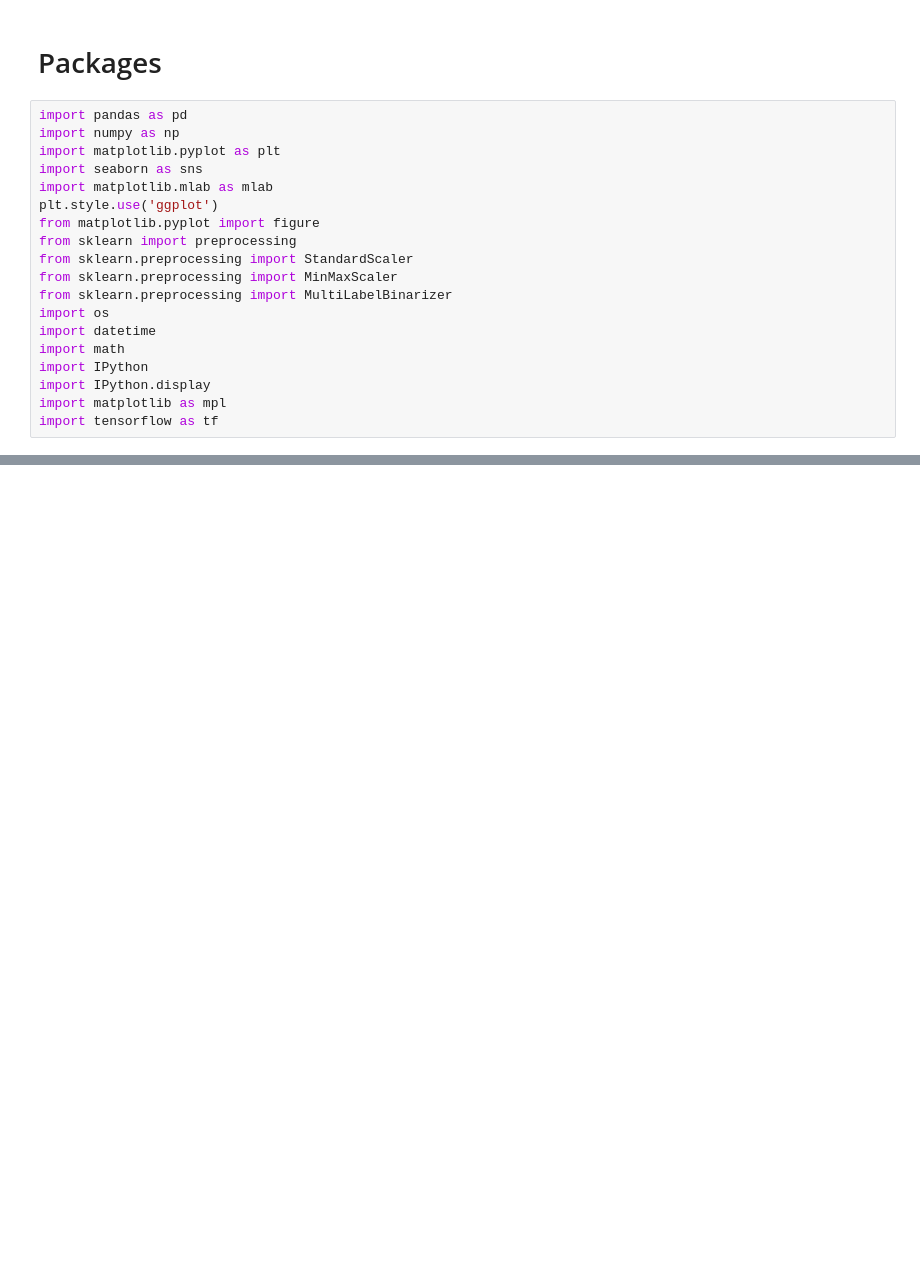
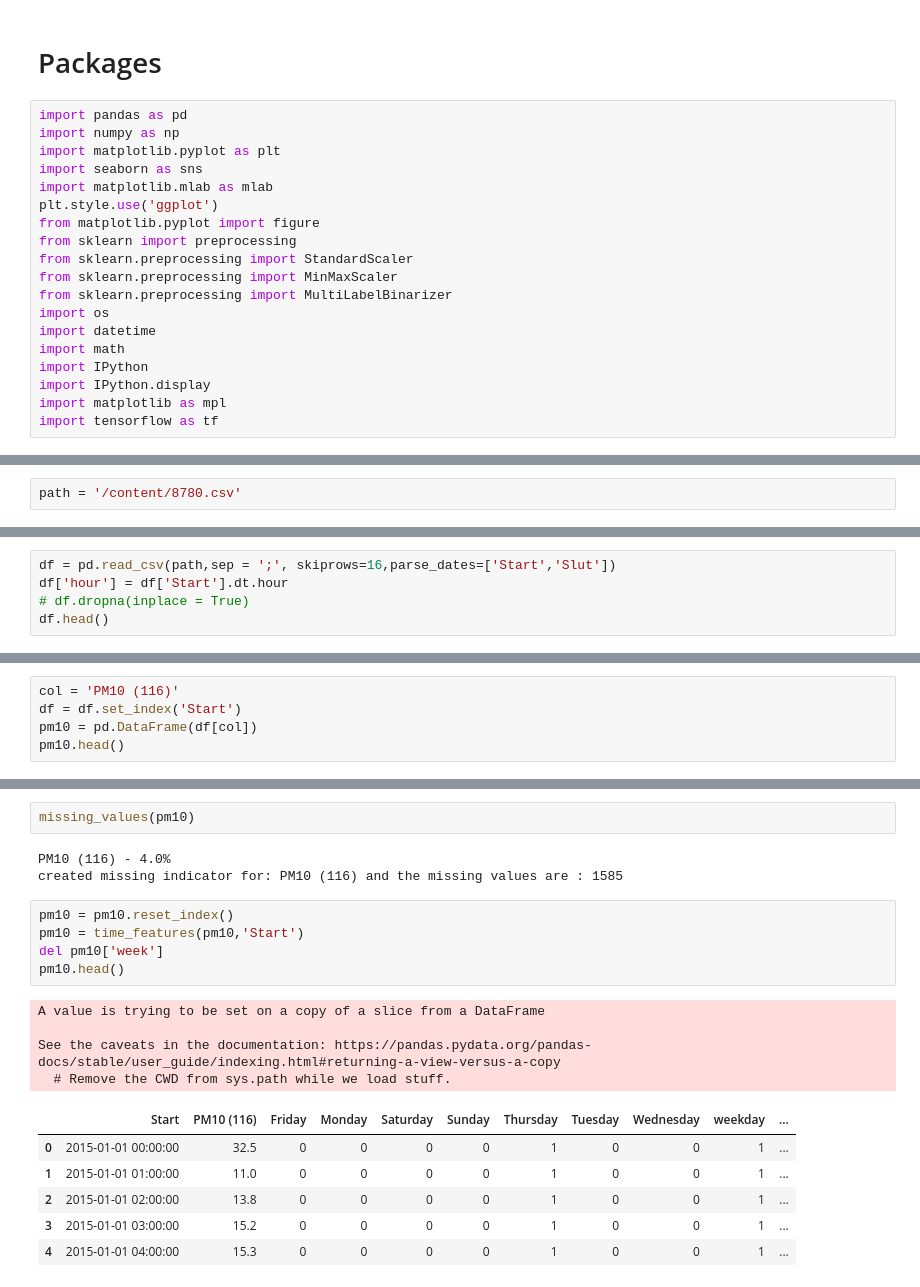
Before and after one commit to jude1997felix/Decentralized-Air-quality-Monitoring-and-Prediction, a Jupyter notebook: imputations_DNN.ipynb, the cells around one changed output, grey strips where cells are left out. Saved outputs shown, nothing was run; the diff lists cells and outputs as text; blank space fills up the shorter version.

```diff
--- a/imputations_DNN.ipynb
+++ b/imputations_DNN.ipynb
@@ -23,0 +426,2 @@ import tensorflow as tf
+# %%
+path = '/content/8780.csv'
@@ -23,0 +432,5 @@ import tensorflow as tf
+# %%
+df = pd.read_csv(path,sep = ';', skiprows=16,parse_dates=['Start','Slut'])
+df['hour'] = df['Start'].dt.hour
+# df.dropna(inplace = True)
+df.head()
@@ -23,0 +444,5 @@ import tensorflow as tf
+# %%
+col = 'PM10 (116)'
+df = df.set_index('Start')
+pm10 = pd.DataFrame(df[col])
+pm10.head()
@@ -23,0 +457,21 @@ import tensorflow as tf
+# %%
+missing_values(pm10)
+# %% [output]
+PM10 (116) - 4.0%
+created missing indicator for: PM10 (116) and the missing values are : 1585
+# %%
+pm10 = pm10.reset_index()
+pm10 = time_features(pm10,'Start')
+del pm10['week']
+pm10.head()
+# %% [output]
+A value is trying to be set on a copy of a slice from a DataFrame
+
+See the caveats in the documentation: https://pandas.pydata.org/pandas-docs/stable/user_guide/indexing.html#returning-a-view-versus-a-copy
+  # Remove the CWD from sys.path while we load stuff.
+|  | Start | PM10 (116) | Friday | Monday | Saturday | Sunday | Thursday | Tuesday | Wednesday | weekday | ... |
+| 0 | 2015-01-01 00:00:00 | 32.5 | 0 | 0 | 0 | 0 | 1 | 0 | 0 | 1 | ... |
+| 1 | 2015-01-01 01:00:00 | 11.0 | 0 | 0 | 0 | 0 | 1 | 0 | 0 | 1 | ... |
+| 2 | 2015-01-01 02:00:00 | 13.8 | 0 | 0 | 0 | 0 | 1 | 0 | 0 | 1 | ... |
+| 3 | 2015-01-01 03:00:00 | 15.2 | 0 | 0 | 0 | 0 | 1 | 0 | 0 | 1 | ... |
+| 4 | 2015-01-01 04:00:00 | 15.3 | 0 | 0 | 0 | 0 | 1 | 0 | 0 | 1 | ... |
```
Also changed, not shown: parts of 105 cells of this notebook.
